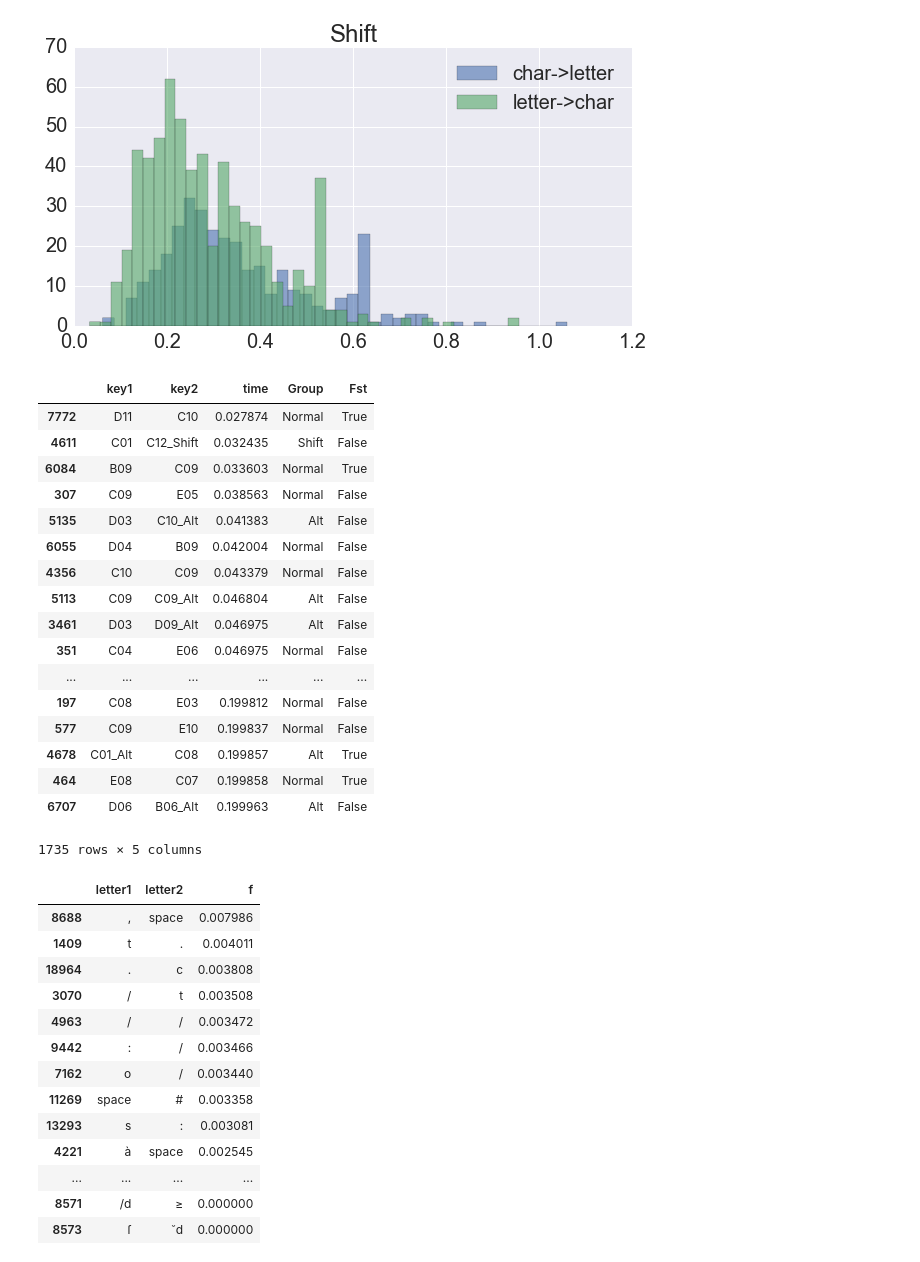
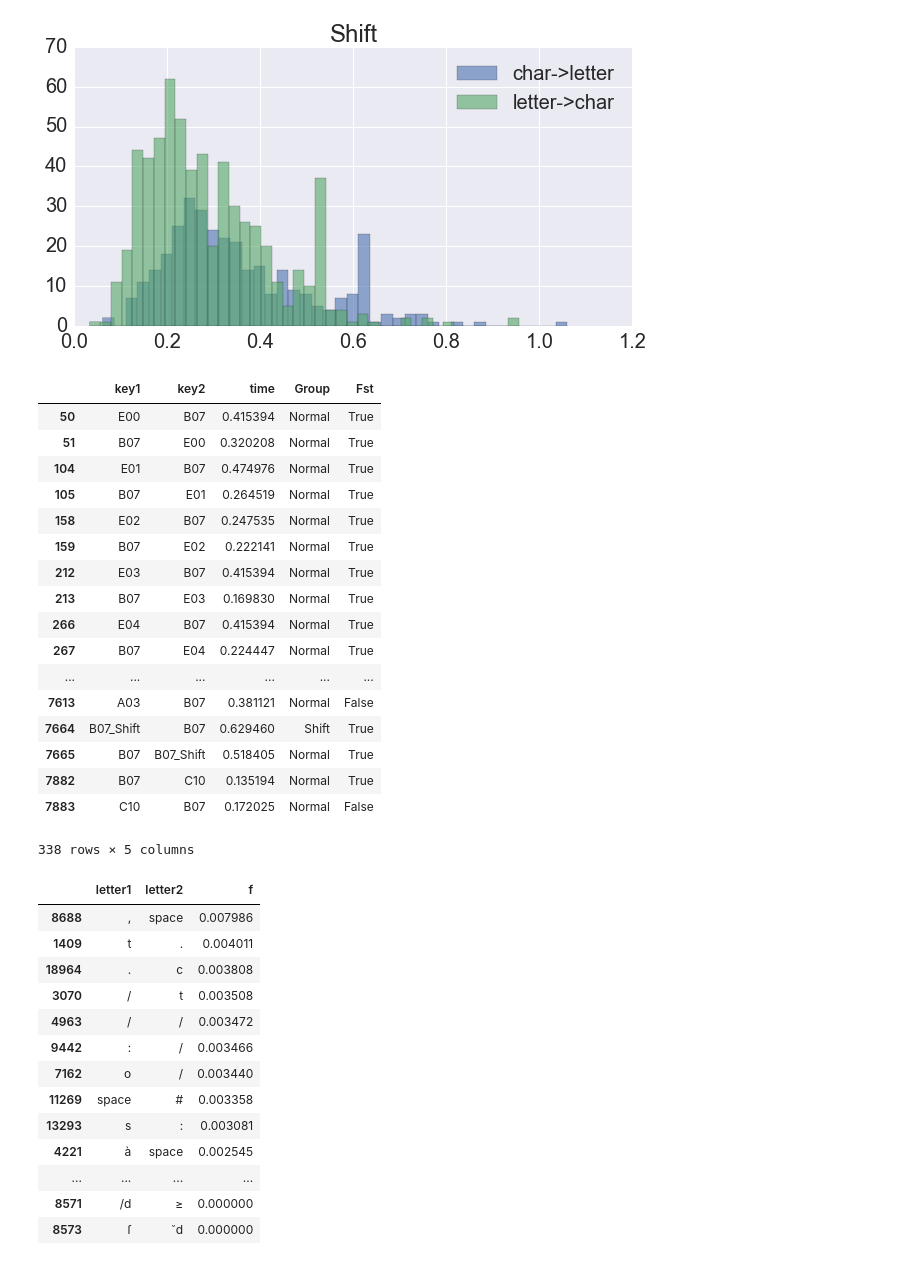
Before and after one commit to annafeit/optimizing-the-french-keyboard, a Jupyter notebook: Performance statistics.ipynb, the cells around one changed output. Cells and saved outputs as stored; diff of their text form; code cells hidden in the pictures.

```diff
--- a/Performance statistics.ipynb
+++ b/Performance statistics.ipynb
@@ -71,28 +71,27 @@ for g, g_data in performance.groupby('Group'):
 [figure]
 [figure]
 [figure]
-# %%
-performance[performance.time<0.2].sort_values(by="time")#.time.hist(bins=20)
-#performance.sort_values(by="time")
-# %% [output]
-|  | key1 | key2 | time | Group | Fst |
-| 7772 | D11 | C10 | 0.027874 | Normal | True |
-| 4611 | C01 | C12_Shift | 0.032435 | Shift | False |
-| 6084 | B09 | C09 | 0.033603 | Normal | True |
-| 307 | C09 | E05 | 0.038563 | Normal | False |
-| 5135 | D03 | C10_Alt | 0.041383 | Alt | False |
-| 6055 | D04 | B09 | 0.042004 | Normal | False |
-| 4356 | C10 | C09 | 0.043379 | Normal | False |
-| 5113 | C09 | C09_Alt | 0.046804 | Alt | False |
-| 3461 | D03 | D09_Alt | 0.046975 | Alt | False |
-| 351 | C04 | E06 | 0.046975 | Normal | False |
-| ... | ... | ... | ... | ... | ... |
-| 197 | C08 | E03 | 0.199812 | Normal | False |
-| 577 | C09 | E10 | 0.199837 | Normal | False |
-| 4678 | C01_Alt | C08 | 0.199857 | Alt | True |
-| 464 | E08 | C07 | 0.199858 | Normal | True |
-| 6707 | D06 | B06_Alt | 0.199963 | Alt | False |
-1735 rows × 5 columns
+# %%
+performance[(performance.key1=="B07") | (performance.key2 == "B07")]
+# %% [output]
+|  | key1 | key2 | time | Group | Fst |
+| 50 | E00 | B07 | 0.415394 | Normal | True |
+| 51 | B07 | E00 | 0.320208 | Normal | True |
+| 104 | E01 | B07 | 0.474976 | Normal | True |
+| 105 | B07 | E01 | 0.264519 | Normal | True |
+| 158 | E02 | B07 | 0.247535 | Normal | True |
+| 159 | B07 | E02 | 0.222141 | Normal | True |
+| 212 | E03 | B07 | 0.415394 | Normal | True |
+| 213 | B07 | E03 | 0.169830 | Normal | True |
+| 266 | E04 | B07 | 0.415394 | Normal | True |
+| 267 | B07 | E04 | 0.224447 | Normal | True |
+| ... | ... | ... | ... | ... | ... |
+| 7613 | A03 | B07 | 0.381121 | Normal | False |
+| 7664 | B07_Shift | B07 | 0.629460 | Shift | True |
+| 7665 | B07 | B07_Shift | 0.518405 | Normal | True |
+| 7882 | B07 | C10 | 0.135194 | Normal | True |
+| 7883 | C10 | B07 | 0.172025 | Normal | False |
+338 rows × 5 columns
 # %%
 p_bigram_df.sort_values(by="f", ascending=False)
 # %% [output]
```
Also changed, not shown: parts of 1 cell of this notebook, 4 other files.
